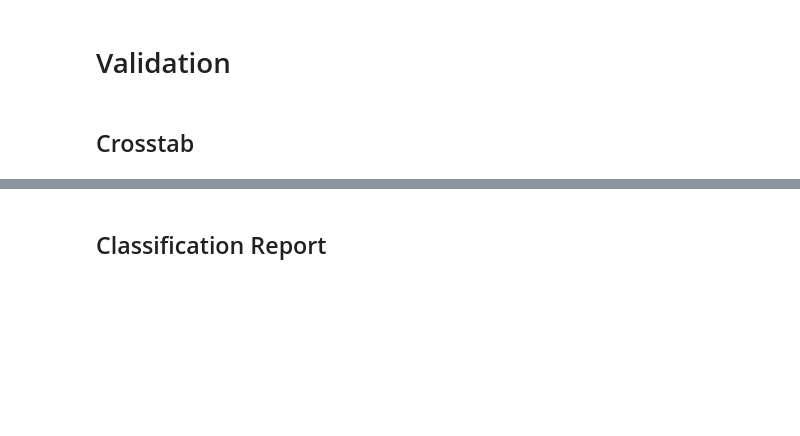
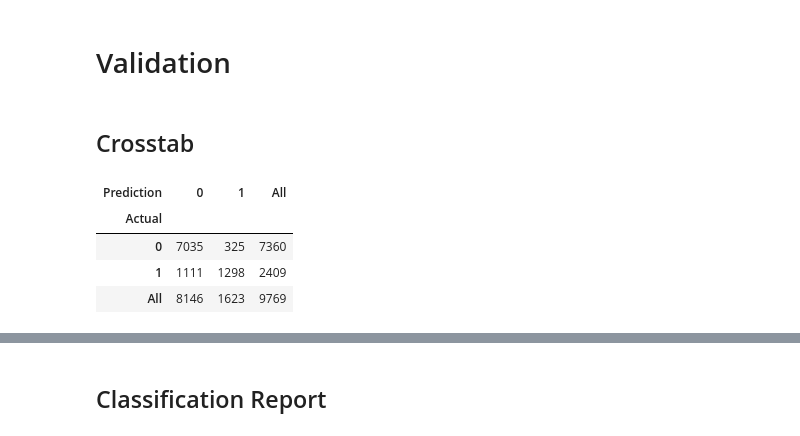
Before and after one commit to abdellahML/us-income, a Jupyter notebook: modeling.ipynb, the cells around one changed output, grey strips where cells are left out. Saved outputs shown, nothing was run; the diff lists cells and outputs as text; code cells hidden in the pictures; blank space fills up the shorter version.

```diff
--- a/modeling.ipynb
+++ b/modeling.ipynb
@@ -114,9 +166,19 @@ print("The generalization accuracy of the model is {:.2f}%".format(score * 100))
 -------------------------------------
 # %% [markdown]
 # Validation
+# %%
+#define y_pred
+y_pred_accuracy = accuracy_best.predict(X_test)
+y_pred_roc = roc_best.predict(X_test)
 # %% [markdown]
 ## Crosstab
 # %%
-pd.crosstab(y_test, y_pred,
+pd.crosstab(y_test, y_pred_accuracy,
             rownames=["Actual"],
             colnames=["Prediction"], margins=True)
+# %% [output]
+| Prediction | 0 | 1 | All |
+| Actual |  |  |  |
+| 0 | 7035 | 325 | 7360 |
+| 1 | 1111 | 1298 | 2409 |
+| All | 8146 | 1623 | 9769 |
```
Also changed, not shown: parts of 43 cells of this notebook, 2 other files.
